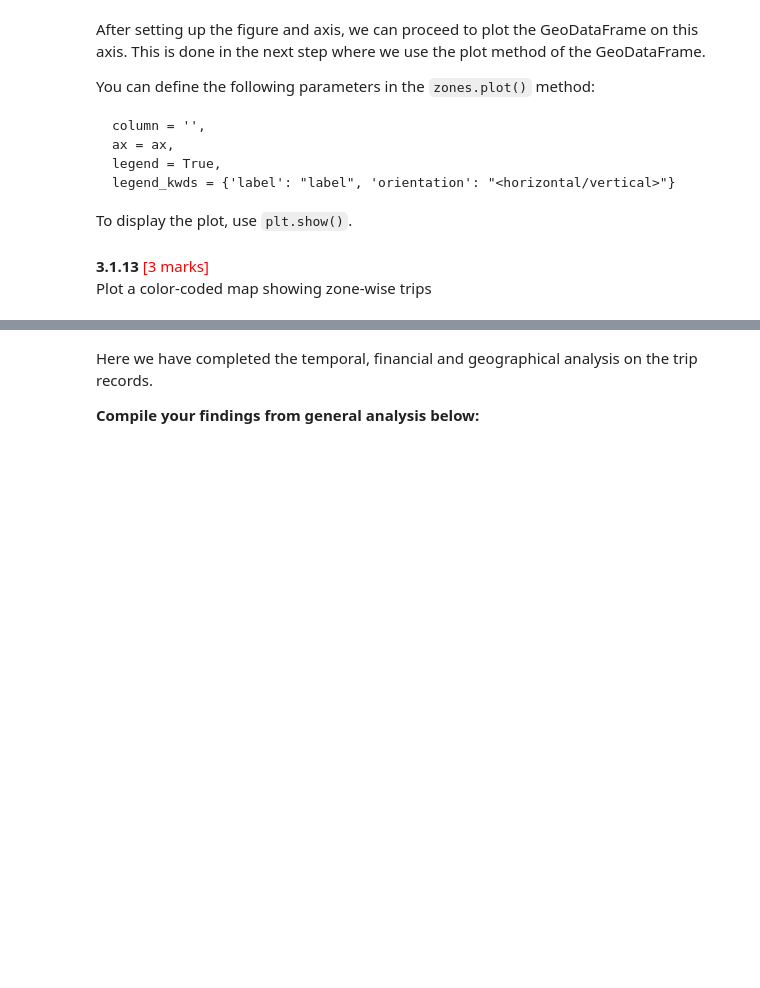
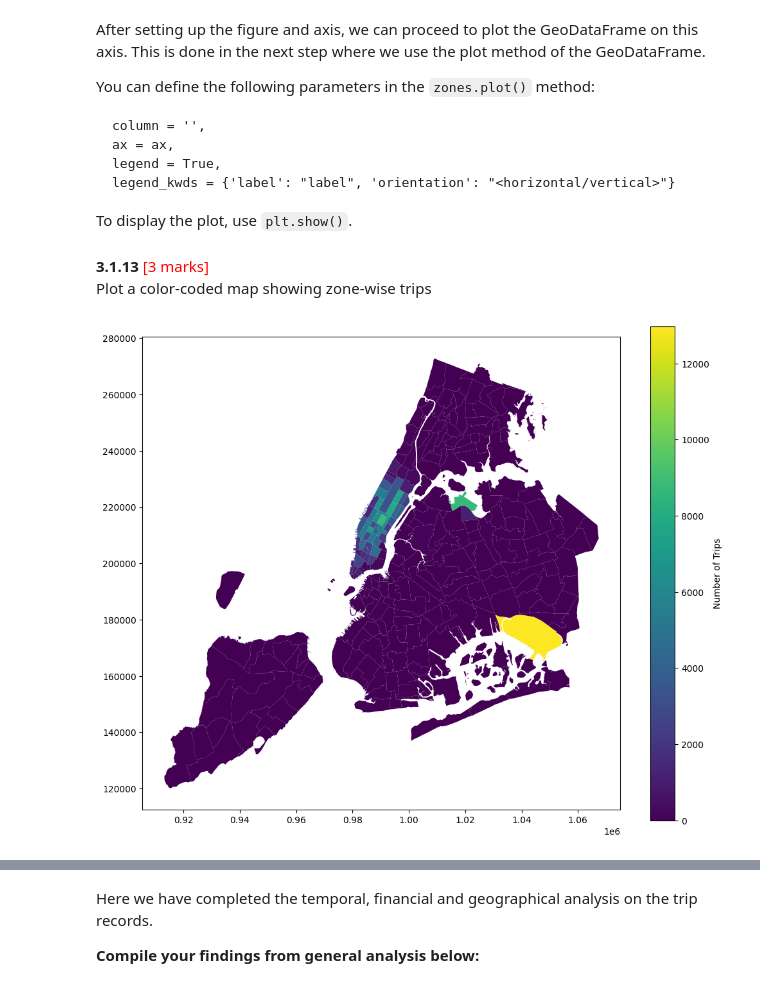
Before and after one commit to AGON002/python-assignment, a Jupyter notebook: EDA_Assg_NYC_Taxi_Starter.ipynb, the cells around one changed output, grey strips where cells are left out. Saved outputs shown, nothing was run; the diff lists cells and outputs as text; code cells hidden in the pictures; blank space fills up the shorter version.

```diff
--- a/EDA_Assg_NYC_Taxi_Starter.ipynb
+++ b/EDA_Assg_NYC_Taxi_Starter.ipynb
@@ -1106,3 +1138,7 @@ Merge the zones data into trip data using the `locationID` and `PULocationID` co
 Group data by location IDs to find the total number of trips per location ID
 # %%
 # Group data by location and calculate the number of trips
+
+trip_count = df.groupby("PULocationID").size().reset_index(name="trip_count")
+trip_count = trip_count.sort_values(by="trip_count",ascending=False)
+trip_count.head()
@@ -1115,0 +1157,8 @@ We will use this to plot a map of zones showing total trips per zone.
+# %%
+# Merge trip counts back to the zones GeoDataFrame
+
+merged_zones=zones.merge(trip_count,how="left",left_on="LocationID",right_on="PULocationID")
+merged_zones["trip_count"]=merged_zones["trip_count"].fillna(0)
+merged_zones["trip_count"]=merged_zones['trip_count'].astype(int)
+merged_zones= merged_zones.drop(columns=["PULocationID"])
+merged_zones.head()
@@ -1142,8 +1198,18 @@ To display the plot, use `plt.show()`.
 Plot a color-coded map showing zone-wise trips
 # %%
 # Define figure and axis
+fig, ax = plt.subplots(1, 1, figsize = (12, 10))
 
+merged_zones.plot(
+    column = 'trip_count',
+    ax = ax,
+    legend = True,
+    legend_kwds = {'label': "Number of Trips", 'orientation': "vertical"}
+)
 
 # Plot the map and display it
+plt.show()
+# %% [output]
+[figure, added]
 # %%
 # can you try displaying the zones DF sorted by the number of trips?
```
Also changed, not shown: parts of 41 cells of this notebook.
